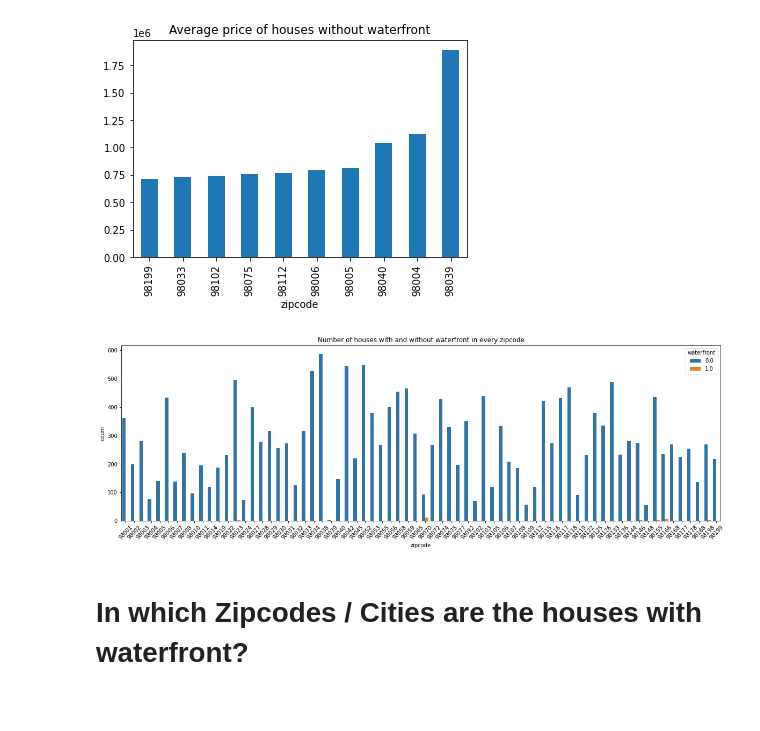
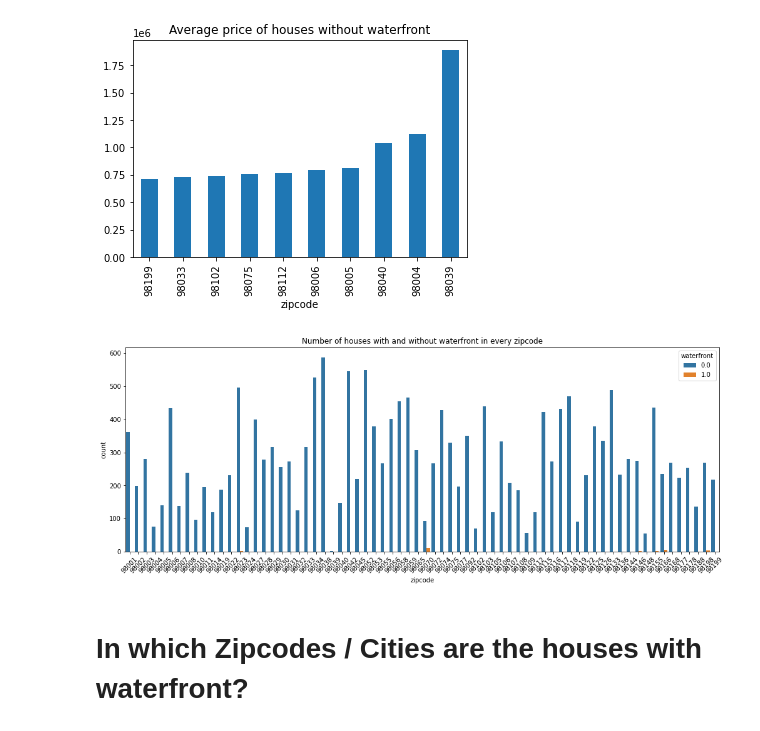
Before and after one commit to christine-berlin/house_price_predictions, a Jupyter notebook: notebooks/EDA.ipynb, the cells around one changed output. Cells and saved outputs as stored; diff of their text form; code cells hidden in the pictures.

```diff
--- a/notebooks/EDA.ipynb
+++ b/notebooks/EDA.ipynb
@@ -578,12 +587,12 @@ df_king_county_cut.query('waterfront==0').groupby('zipcode').price.mean().sort_v
 <AxesSubplot:title={'center':'Average price of houses without waterfront'}, xlabel='zipcode'>
 [figure]
 # %%
-plt.figure(figsize = (20,6))
+plt.figure(figsize = (17,6))
 ax = sns.countplot(x="zipcode", hue="waterfront", data=df_king_county_cut)
 plt.title('Number of houses with and without waterfront in every zipcode')
 plt.xticks(rotation = 45);
 # %% [output]
-[figure, old version]
+[figure, new version]
 # %%
 # only 146 houses have a waterfront, 21451 don't have a waterfront.
 houses_no_wfr = df_king_county_cut.query('waterfront==0').count()
```
Also changed, not shown: parts of 7 cells of this notebook.
